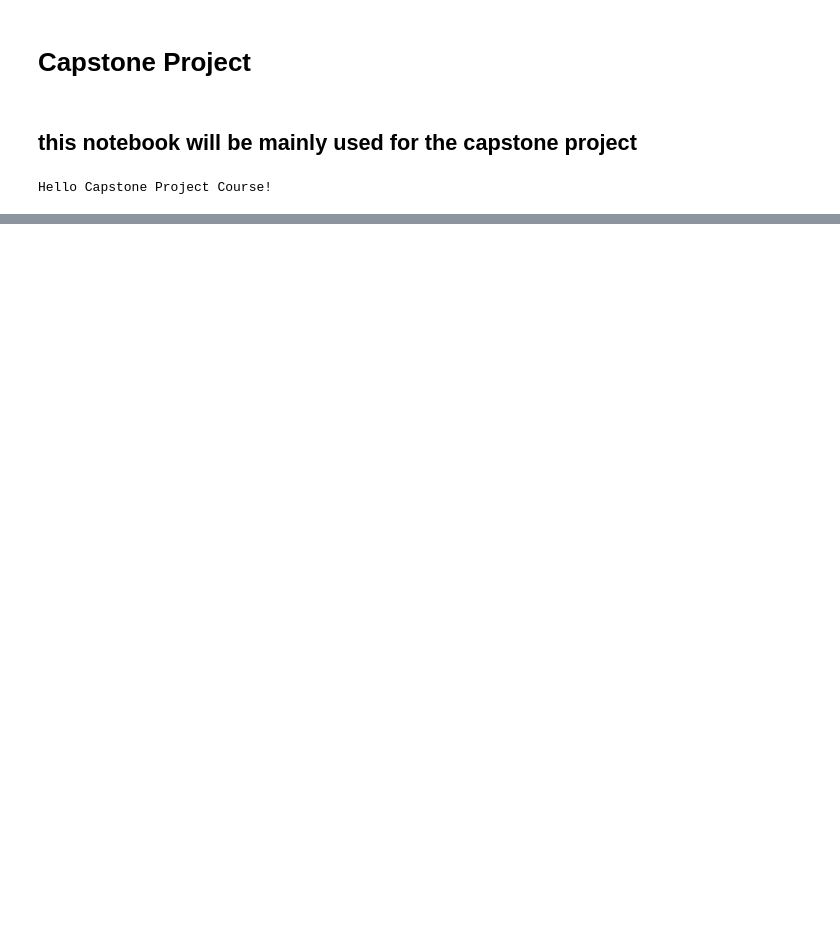
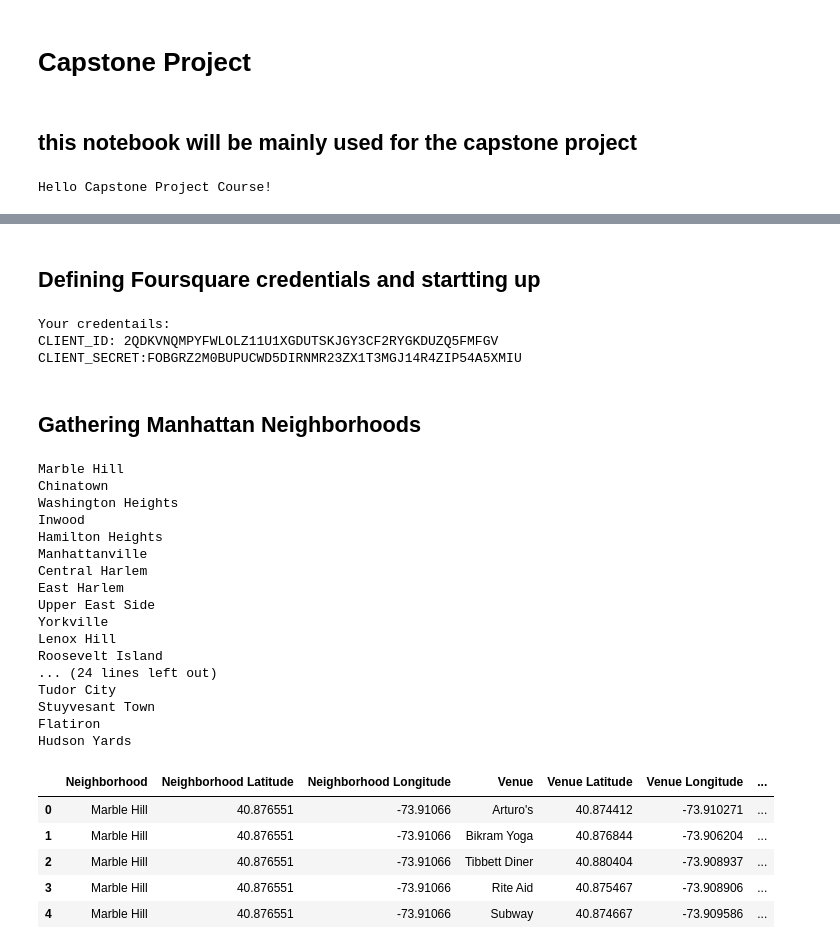
Before and after one commit to johgsin/Coursera_Capstone, a Jupyter notebook: Capstone_Notebook.ipynb, the cells around one changed output, grey strips where cells are left out. Drawn from its saved outputs; the diff is of its cells as text; code cells hidden in the pictures; blank space fills up the shorter version.

```diff
--- a/Capstone_Notebook.ipynb
+++ b/Capstone_Notebook.ipynb
@@ -18,0 +103,3 @@ Hello Capstone Project Course!
+# %%
+manhattan_data = neighborhoods[neighborhoods['Borough'] == 'Manhattan'].reset_index(drop=True)
+manhattan_data.head()
@@ -18,0 +115,8 @@ Hello Capstone Project Course!
+# %%
+address = 'Manhattan, NY'
+
+geolocator = Nominatim(user_agent="ny_explorer")
+location = geolocator.geocode(address)
+latitude = location.latitude
+longitude = location.longitude
+print('The geograpical coordinate of Manhattan are {}, {}.'.format(latitude, longitude))
@@ -18,0 +144,17 @@ Hello Capstone Project Course!
+# %% [markdown]
+## Defining Foursquare credentials and startting up
+# %%
+CLIENT_ID = '2QDKVNQMPYFWLOLZ11U1XGDUTSKJGY3CF2RYGKDUZQ5FMFGV' # your Foursquare ID
+CLIENT_SECRET = 'FOBGRZ2M0BUPUCWD5DIRNMR23ZX1T3MGJ14R4ZIP54A5XMIU' # your Foursquare Secret
+VERSION = '20180605' # Foursquare API version
+LIMIT = 100 # A default Foursquare API limit value
+
+print('Your credentails:')
+print('CLIENT_ID: ' + CLIENT_ID)
+print('CLIENT_SECRET:' + CLIENT_SECRET)
+# %% [output]
+Your credentails:
+CLIENT_ID: 2QDKVNQMPYFWLOLZ11U1XGDUTSKJGY3CF2RYGKDUZQ5FMFGV
+CLIENT_SECRET:FOBGRZ2M0BUPUCWD5DIRNMR23ZX1T3MGJ14R4ZIP54A5XMIU
+# %% [markdown]
+## Gathering Manhattan Neighborhoods
@@ -18,0 +201,31 @@ Hello Capstone Project Course!
+# %%
+manhattan_venues = getNearbyVenues(names=manhattan_data['Neighborhood'],
+                                   latitudes=manhattan_data['Latitude'],
+                                   longitudes=manhattan_data['Longitude']
+                                  )
+
+manhattan_venues.head()
+# %% [output]
+Marble Hill
+Chinatown
+Washington Heights
+Inwood
+Hamilton Heights
+Manhattanville
+Central Harlem
+East Harlem
+Upper East Side
+Yorkville
+Lenox Hill
+Roosevelt Island
+... (24 lines left out)
+Tudor City
+Stuyvesant Town
+Flatiron
+Hudson Yards
+|  | Neighborhood | Neighborhood Latitude | Neighborhood Longitude | Venue | Venue Latitude | Venue Longitude | ... |
+| 0 | Marble Hill | 40.876551 | -73.91066 | Arturo's | 40.874412 | -73.910271 | ... |
+| 1 | Marble Hill | 40.876551 | -73.91066 | Bikram Yoga | 40.876844 | -73.906204 | ... |
+| 2 | Marble Hill | 40.876551 | -73.91066 | Tibbett Diner | 40.880404 | -73.908937 | ... |
+| 3 | Marble Hill | 40.876551 | -73.91066 | Rite Aid | 40.875467 | -73.908906 | ... |
+| 4 | Marble Hill | 40.876551 | -73.91066 | Subway | 40.874667 | -73.909586 | ... |
```
Also changed, not shown: parts of 32 cells of this notebook.
